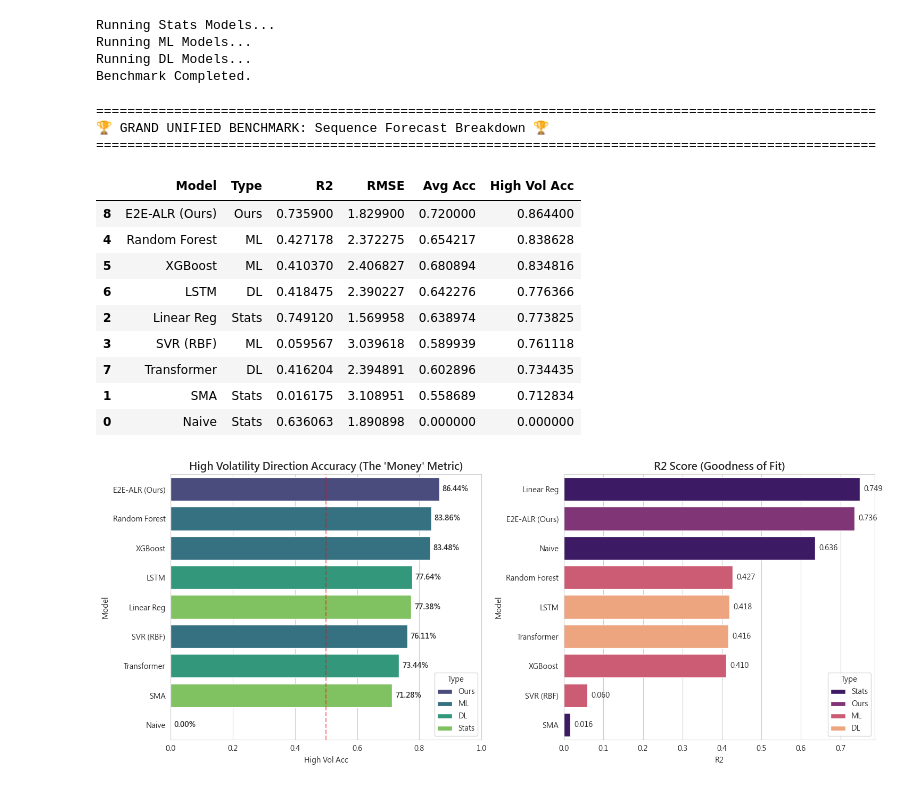
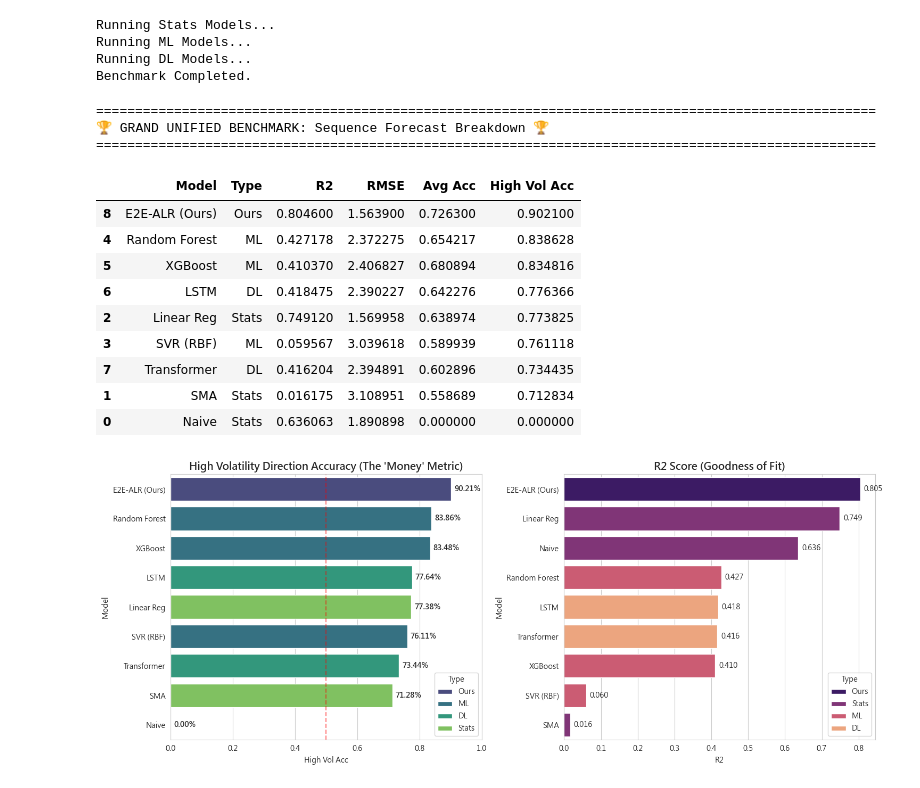
Before and after one commit to nush-cc/paper, a Jupyter notebook: script/baseline.ipynb, the cells around one changed output. Drawn from its saved outputs; the diff is of its cells as text; code cells hidden in the pictures.

```diff
--- a/script/baseline.ipynb
+++ b/script/baseline.ipynb
@@ -38,10 +50,10 @@ Running on: cuda
 MY_MODEL_NAME = "E2E-ALR (Ours)"
 
 # 請根據您的實驗結果修改這些數值
-MY_R2 = 0.7495
-MY_RMSE = 1.7818
-MY_AVG_ACC = 0.7495  # 保留這個 (平均準確率)
-MY_H_ACC = 0.8694  # 保留這個 (高波動準確率)
+MY_R2 = 0.8046
+MY_RMSE = 1.5639
+MY_AVG_ACC = 0.7263  # 保留這個 (平均準確率)
+MY_H_ACC = 0.9021  # 保留這個 (高波動準確率)
 
 # 路徑設定
 current_dir = Path.cwd()
@@ -305,6 +317,15 @@ display(res_df.style.highlight_max(axis=0, color='lightgreen', subset=["R2", "Av
 
 # Visualization
 fig, axes = plt.subplots(1, 2, figsize=(15, 6))
+
+# Chart 1: Avg Accuracy
+sns.barplot(data=res_df, y="Model", x="Average Accuracy", hue="Type", dodge=False, ax=axes[0], palette="viridis")
+axes[0].set_title("Average Accuracy", fontsize=14, fontweight='bold')
+axes[0].set_xlim(0, 1.0)
+axes[0].axvline(0.5, color='r', linestyle='--', alpha=0.5)
+
+for i, v in enumerate(res_df["Avg Acc"]):
+    axes[0].text(v + 0.01, i, f"{v:.2%}", va='center', fontweight='bold')
 
 # Chart 1: High Volatility Accuracy
 sns.barplot(data=res_df, y="Model", x="High Vol Acc", hue="Type", dodge=False, ax=axes[0], palette="viridis")
@@ -314,32 +335,32 @@ axes[0].axvline(0.5, color='r', linestyle='--', alpha=0.5)
 
 for i, v in enumerate(res_df["High Vol Acc"]):
     axes[0].text(v + 0.01, i, f"{v:.2%}", va='center', fontweight='bold')
 
 # Chart 2: R2 Score
 res_df_r2 = res_df.sort_values(by="R2", ascending=False)
 sns.barplot(data=res_df_r2, y="Model", x="R2", hue="Type", dodge=False, ax=axes[1], palette="magma")
 axes[1].set_title("R2 Score (Goodness of Fit)", fontsize=14, fontweight='bold')
 
 for i, v in enumerate(res_df_r2["R2"]):
     axes[1].text(v + 0.01, i, f"{v:.3f}", va='center')
 
 plt.tight_layout()
 plt.show()
 
 # Save
 res_df.to_csv("benchmark_results.csv", index=False)
 # %% [output]
 ====================================================================================================
 🏆 GRAND UNIFIED BENCHMARK: Sequence Forecast Breakdown 🏆
 ====================================================================================================
 |  | Model | Type | R2 | RMSE | Avg Acc | High Vol Acc |
-| 8 | E2E-ALR (Ours) | Ours | 0.735900 | 1.829900 | 0.720000 | 0.864400 |
+| 8 | E2E-ALR (Ours) | Ours | 0.804600 | 1.563900 | 0.726300 | 0.902100 |
 | 4 | Random Forest | ML | 0.427178 | 2.372275 | 0.654217 | 0.838628 |
 | 5 | XGBoost | ML | 0.410370 | 2.406827 | 0.680894 | 0.834816 |
 | 6 | LSTM | DL | 0.418475 | 2.390227 | 0.642276 | 0.776366 |
 | 2 | Linear Reg | Stats | 0.749120 | 1.569958 | 0.638974 | 0.773825 |
 | 3 | SVR (RBF) | ML | 0.059567 | 3.039618 | 0.589939 | 0.761118 |
 | 7 | Transformer | DL | 0.416204 | 2.394891 | 0.602896 | 0.734435 |
 | 1 | SMA | Stats | 0.016175 | 3.108951 | 0.558689 | 0.712834 |
 | 0 | Naive | Stats | 0.636063 | 1.890898 | 0.000000 | 0.000000 |
-[figure, old version]
+[figure, new version]
```
Also changed, not shown: parts of 2 cells of this notebook, 5 other files.
